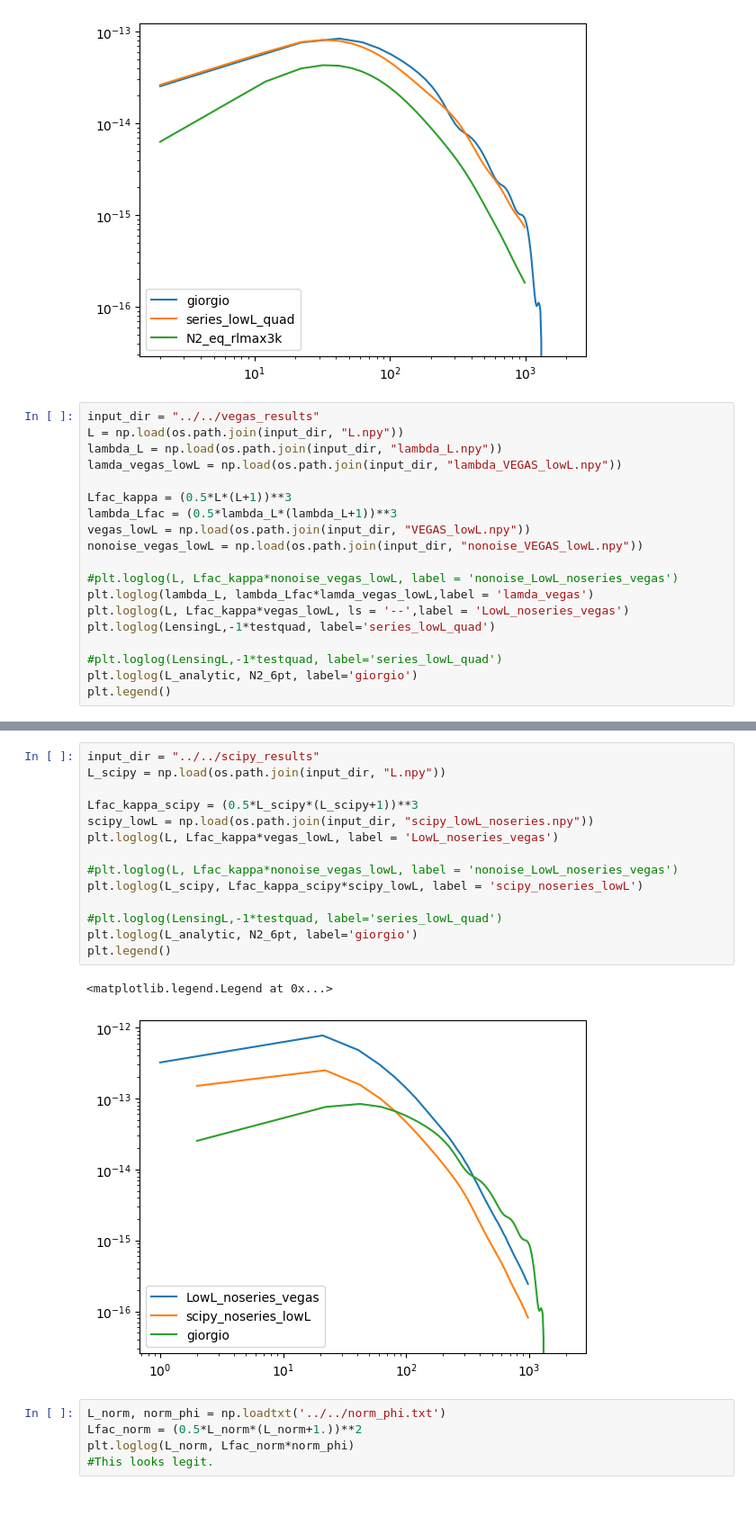
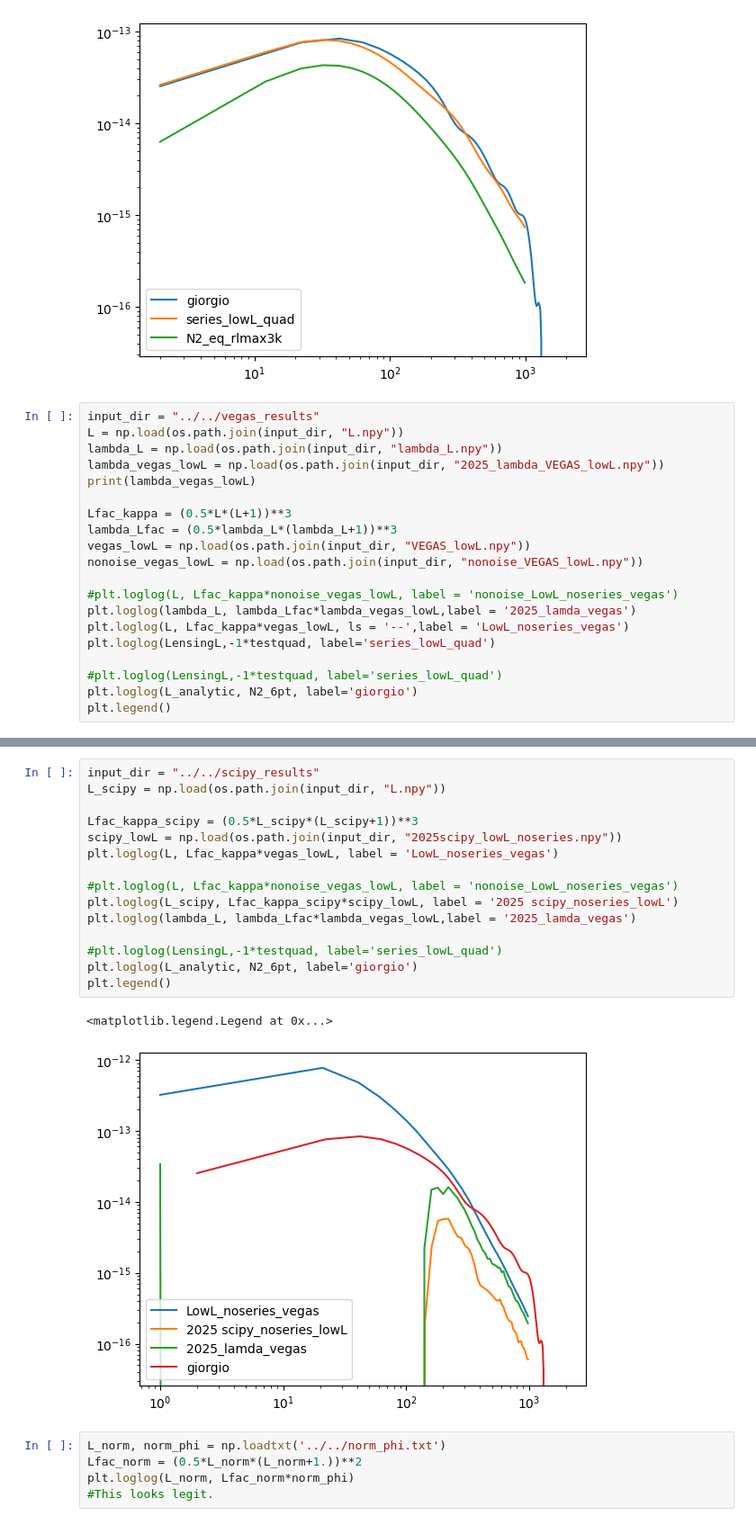
Before and after one commit to aleksandrbowkis/bispec_opt_est, a Jupyter notebook: N2_numerical/Binning_effects/Visualisation/N2_tests.ipynb, the cells around one changed output, grey strips where cells are left out. Shown: that part at 90% size. Cells and saved outputs as stored; diff of their text form.

```diff
--- a/N2_numerical/Binning_effects/Visualisation/N2_tests.ipynb
+++ b/N2_numerical/Binning_effects/Visualisation/N2_tests.ipynb
@@ -95,7 +95,8 @@ equi_L30 4.261229151653761e-15
 input_dir = "../../vegas_results"
 L = np.load(os.path.join(input_dir, "L.npy"))
 lambda_L = np.load(os.path.join(input_dir, "lambda_L.npy"))
-lamda_vegas_lowL = np.load(os.path.join(input_dir, "lambda_VEGAS_lowL.npy"))
+lambda_vegas_lowL = np.load(os.path.join(input_dir, "2025_lambda_VEGAS_lowL.npy"))
+print(lambda_vegas_lowL)
 
 Lfac_kappa = (0.5*L*(L+1))**3
 lambda_Lfac = (0.5*lambda_L*(lambda_L+1))**3
@@ -103,7 +104,7 @@ vegas_lowL = np.load(os.path.join(input_dir, "VEGAS_lowL.npy"))
 nonoise_vegas_lowL = np.load(os.path.join(input_dir, "nonoise_VEGAS_lowL.npy"))
 
 #plt.loglog(L, Lfac_kappa*nonoise_vegas_lowL, label = 'nonoise_LowL_noseries_vegas')
-plt.loglog(lambda_L, lambda_Lfac*lamda_vegas_lowL,label = 'lamda_vegas')
+plt.loglog(lambda_L, lambda_Lfac*lambda_vegas_lowL,label = '2025_lamda_vegas')
 plt.loglog(L, Lfac_kappa*vegas_lowL, ls = '--',label = 'LowL_noseries_vegas')
 plt.loglog(LensingL,-1*testquad, label='series_lowL_quad')
 
@@ -116,20 +130,21 @@ plt.legend()
 # %%
 input_dir = "../../scipy_results"
 L_scipy = np.load(os.path.join(input_dir, "L.npy"))
 
 Lfac_kappa_scipy = (0.5*L_scipy*(L_scipy+1))**3
-scipy_lowL = np.load(os.path.join(input_dir, "scipy_lowL_noseries.npy"))
+scipy_lowL = np.load(os.path.join(input_dir, "2025scipy_lowL_noseries.npy"))
 plt.loglog(L, Lfac_kappa*vegas_lowL, label = 'LowL_noseries_vegas')
 
 #plt.loglog(L, Lfac_kappa*nonoise_vegas_lowL, label = 'nonoise_LowL_noseries_vegas')
-plt.loglog(L_scipy, Lfac_kappa_scipy*scipy_lowL, label = 'scipy_noseries_lowL')
+plt.loglog(L_scipy, Lfac_kappa_scipy*scipy_lowL, label = '2025 scipy_noseries_lowL')
+plt.loglog(lambda_L, lambda_Lfac*lambda_vegas_lowL,label = '2025_lamda_vegas')
 
 #plt.loglog(LensingL,-1*testquad, label='series_lowL_quad')
 plt.loglog(L_analytic, N2_6pt, label='giorgio')
 plt.legend()
 # %% [output]
 <matplotlib.legend.Legend at 0x...>
-[figure, old version]
+[figure, new version]
 # %%
 L_norm, norm_phi = np.loadtxt('../../norm_phi.txt')
 Lfac_norm = (0.5*L_norm*(L_norm+1.))**2
```
Also changed, not shown: parts of 2 cells of this notebook, 12 other files.
